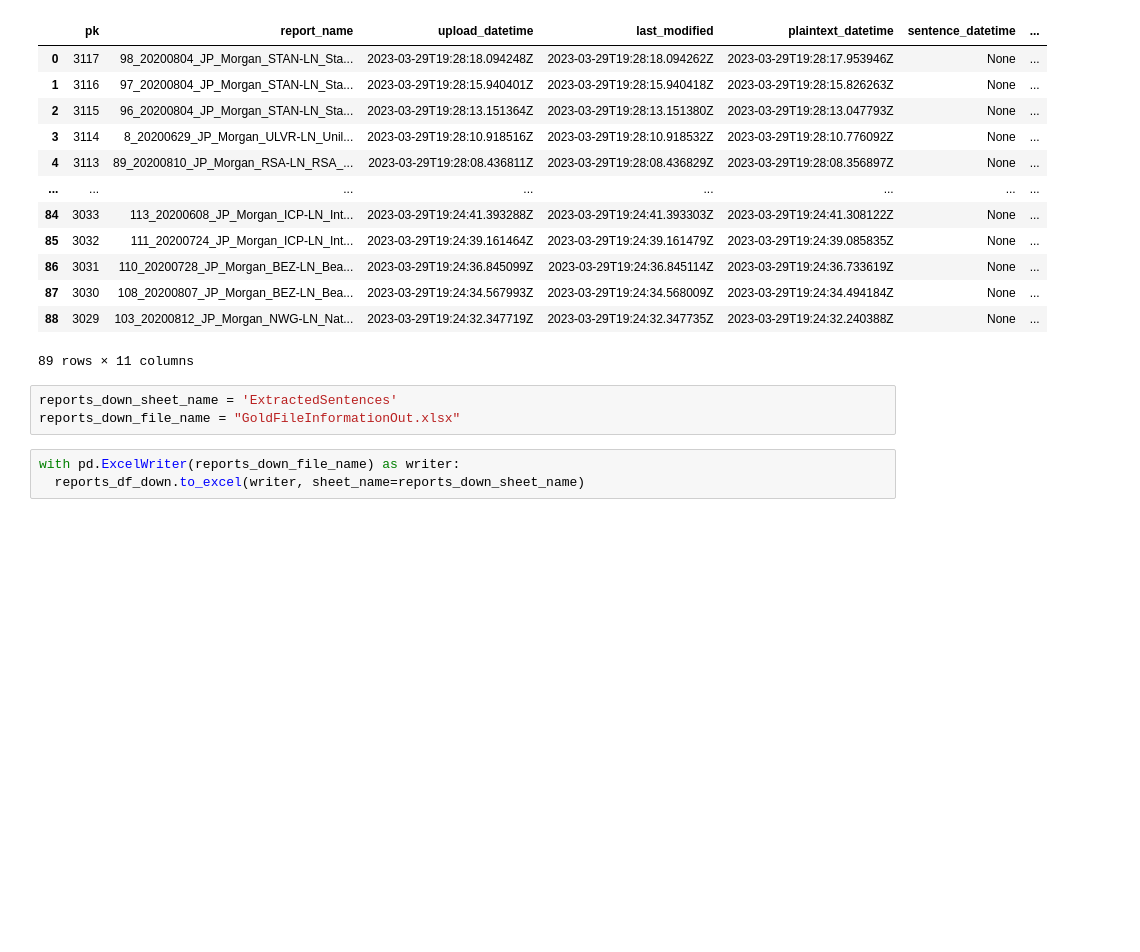
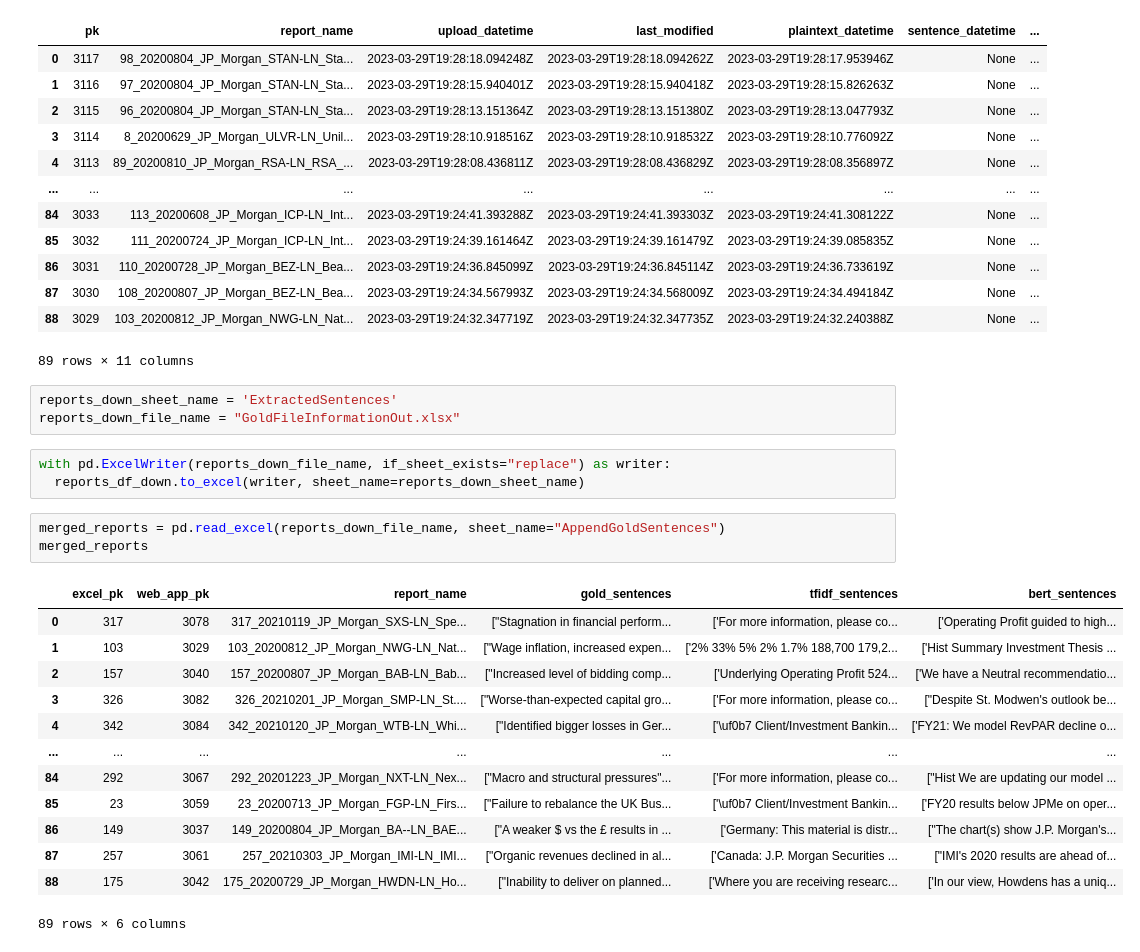
Before and after one commit to WillHolbrook/FYPCodeRepo, a Jupyter notebook: resources/scripts/rougeEvaluation/evaluate_gold_rouge.ipynb, the cells around one changed output. Cells and saved outputs as stored; diff of their text form; blank space fills up the shorter version.

Commit message:
Add Code for calculating ROUGE scores on generated summaries and rouge scores in Excel

```diff
--- a/resources/scripts/rougeEvaluation/evaluate_gold_rouge.ipynb
+++ b/resources/scripts/rougeEvaluation/evaluate_gold_rouge.ipynb
@@ -157,5 +158,22 @@ reports_df_down
 reports_down_sheet_name = 'ExtractedSentences'
 reports_down_file_name = "GoldFileInformationOut.xlsx"
 # %%
-with pd.ExcelWriter(reports_down_file_name) as writer:
+with pd.ExcelWriter(reports_down_file_name, if_sheet_exists="replace") as writer:
   reports_df_down.to_excel(writer, sheet_name=reports_down_sheet_name)
+# %%
+merged_reports = pd.read_excel(reports_down_file_name, sheet_name="AppendGoldSentences")
+merged_reports
+# %% [output]
+|  | excel_pk | web_app_pk | report_name | gold_sentences | tfidf_sentences | bert_sentences |
+| 0 | 317 | 3078 | 317_20210119_JP_Morgan_SXS-LN_Spe... | ["Stagnation in financial perform... | ['For more information, please co... | ['Operating Profit guided to high... |
+| 1 | 103 | 3029 | 103_20200812_JP_Morgan_NWG-LN_Nat... | ["Wage inflation, increased expen... | ['2% 33% 5% 2% 1.7% 188,700 179,2... | ['Hist Summary Investment Thesis ... |
+| 2 | 157 | 3040 | 157_20200807_JP_Morgan_BAB-LN_Bab... | ["Increased level of bidding comp... | ['Underlying Operating Profit 524... | ['We have a Neutral recommendatio... |
+| 3 | 326 | 3082 | 326_20210201_JP_Morgan_SMP-LN_St.... | ["Worse-than-expected capital gro... | ['For more information, please co... | ["Despite St. Modwen's outlook be... |
+| 4 | 342 | 3084 | 342_20210120_JP_Morgan_WTB-LN_Whi... | ["Identified bigger losses in Ger... | ['\uf0b7 Client/Investment Bankin... | ['FY21: We model RevPAR decline o... |
+| ... | ... | ... | ... | ... | ... | ... |
+| 84 | 292 | 3067 | 292_20201223_JP_Morgan_NXT-LN_Nex... | ["Macro and structural pressures"... | ['For more information, please co... | ["Hist We are updating our model ... |
+| 85 | 23 | 3059 | 23_20200713_JP_Morgan_FGP-LN_Firs... | ["Failure to rebalance the UK Bus... | ['\uf0b7 Client/Investment Bankin... | ['FY20 results below JPMe on oper... |
+| 86 | 149 | 3037 | 149_20200804_JP_Morgan_BA--LN_BAE... | ["A weaker $ vs the £ results in ... | ['Germany: This material is distr... | ["The chart(s) show J.P. Morgan's... |
+| 87 | 257 | 3061 | 257_20210303_JP_Morgan_IMI-LN_IMI... | ["Organic revenues declined in al... | ['Canada: J.P. Morgan Securities ... | ["IMI's 2020 results are ahead of... |
+| 88 | 175 | 3042 | 175_20200729_JP_Morgan_HWDN-LN_Ho... | ["Inability to deliver on planned... | ['Where you are receiving researc... | ['In our view, Howdens has a uniq... |
+89 rows × 6 columns
```
Also changed, not shown: parts of 13 cells of this notebook, 1 other file.
